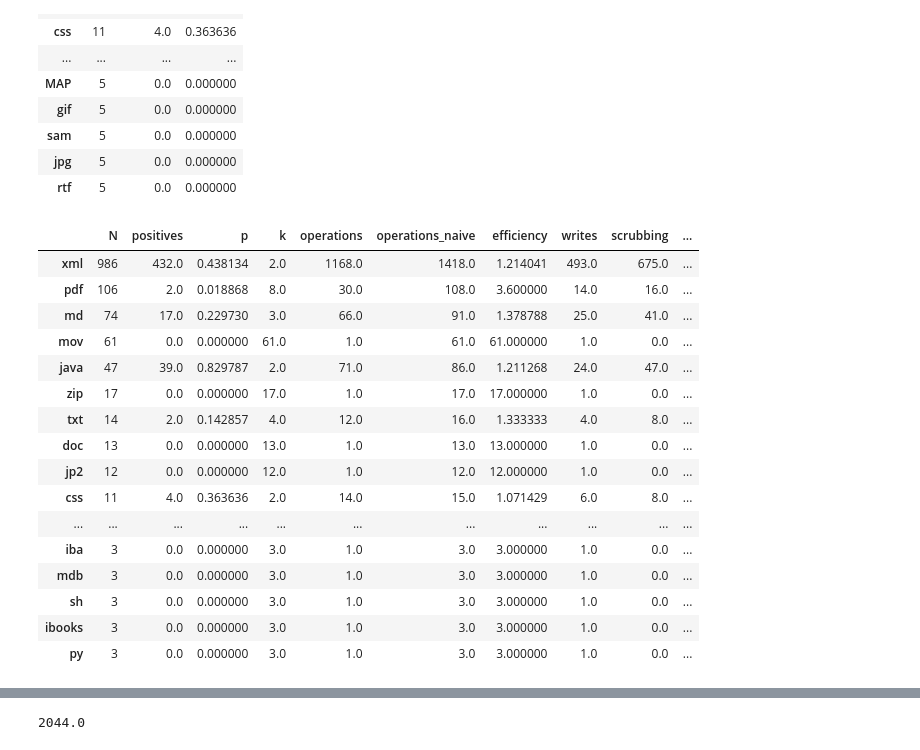
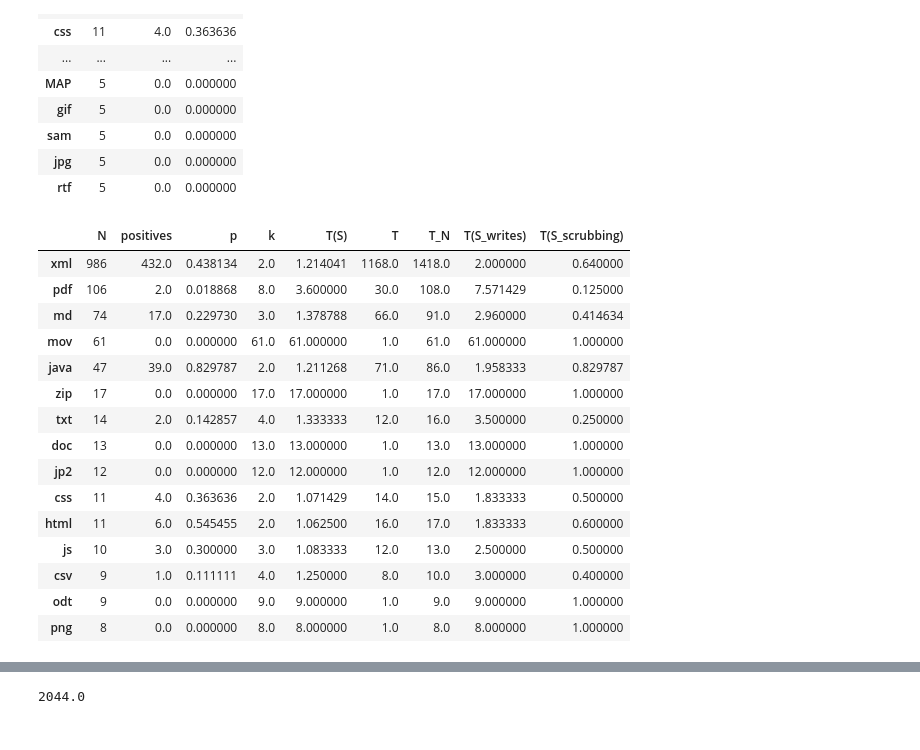
Before and after one commit to metsch/masterthesis, a Jupyter notebook: src/py/rq2.ipynb, the cells around one changed output, grey strips where cells are left out. Drawn from its saved outputs; the diff is of its cells as text; code cells hidden in the pictures.

```diff
--- a/src/py/rq2.ipynb
+++ b/src/py/rq2.ipynb
@@ -134,54 +134,52 @@ import numpy as np
 import math
 
 def expected_operations(N,k,p):
     if(k==0.0):
         k=N
     number_of_pools = np.ceil(N/k)
     number_of_positive_pools = (1 - np.power((1-p),k)) * number_of_pools
     return np.ceil(number_of_pools + number_of_positive_pools*k)
 
 def expected_writes(N,k,p):
     if(k==0.0):
         k=N
     number_of_pools = np.ceil(N/k)
     return number_of_pools
 
 def expected_scrubbing(N,k,p):
     if(k==0.0):
         k=N
     number_of_pools = np.ceil(N/k)
     number_of_positive_pools = (1 - np.power((1-p),k))* number_of_pools
     return np.ceil(number_of_positive_pools*k)
 
 def optimal_pool_size(N,p):
     if(p<=0.0):
         return N
     return np.ceil(1.24*np.power(p,-0.466))
 
 df_["k"] = df_.apply(lambda row: optimal_pool_size(row.N,row.p),axis=1)
-df_["operations"] = df_.apply(lambda row: expected_operations(row.N,row.k,row.p),axis=1)
-df_["operations_naive"] = df_.apply(lambda row: expected_operations(row.N,1,row.p),axis=1)
-df_["efficiency"] = df_.apply(lambda row: row.operations_naive/row.operations,axis=1)
-df_["writes"] = df_.apply(lambda row: expected_writes(row.N,row.k,row.p),axis=1)
-df_["scrubbing"] = df_.apply(lambda row: expected_scrubbing(row.N,row.k,row.p),axis=1)
-df_["net_operations_per_object"] = df_.apply(lambda row: row.operations/row.N,axis=1)
-df_["net_operations_per_object_naive"] = df_.apply(lambda row: row.operations_naive/row.N,axis=1)
+df_["T(S)"] = df_.apply(lambda row:  expected_operations(row.N,1,row.p)/expected_operations(row.N,row.k,row.p),axis=1)
+df_["T"] = df_.apply(lambda row:  expected_operations(row.N,row.k,row.p),axis=1)
+df_["T_N"] = df_.apply(lambda row:  expected_operations(row.N,1,row.p),axis=1)
+df_["T(S_writes)"] = df_.apply(lambda row: expected_writes(row.N,1,row.p)/expected_writes(row.N,row.k,row.p),axis=1)
+df_["T(S_scrubbing)"] = df_.apply(lambda row: expected_scrubbing(row.N,1,row.p)/expected_scrubbing(row.N,row.k,row.p),axis=1)
+df_["T(S_scrubbing)"] = df_["T(S_scrubbing)"].fillna(1)
 df_[:15]
 # %% [output]
-|  | N | positives | p | k | operations | operations_naive | efficiency | writes | scrubbing | ... |
-| xml | 986 | 432.0 | 0.438134 | 2.0 | 1168.0 | 1418.0 | 1.214041 | 493.0 | 675.0 | ... |
-| pdf | 106 | 2.0 | 0.018868 | 8.0 | 30.0 | 108.0 | 3.600000 | 14.0 | 16.0 | ... |
-| md | 74 | 17.0 | 0.229730 | 3.0 | 66.0 | 91.0 | 1.378788 | 25.0 | 41.0 | ... |
-| mov | 61 | 0.0 | 0.000000 | 61.0 | 1.0 | 61.0 | 61.000000 | 1.0 | 0.0 | ... |
-| java | 47 | 39.0 | 0.829787 | 2.0 | 71.0 | 86.0 | 1.211268 | 24.0 | 47.0 | ... |
-| zip | 17 | 0.0 | 0.000000 | 17.0 | 1.0 | 17.0 | 17.000000 | 1.0 | 0.0 | ... |
-| txt | 14 | 2.0 | 0.142857 | 4.0 | 12.0 | 16.0 | 1.333333 | 4.0 | 8.0 | ... |
-| doc | 13 | 0.0 | 0.000000 | 13.0 | 1.0 | 13.0 | 13.000000 | 1.0 | 0.0 | ... |
-| jp2 | 12 | 0.0 | 0.000000 | 12.0 | 1.0 | 12.0 | 12.000000 | 1.0 | 0.0 | ... |
-| css | 11 | 4.0 | 0.363636 | 2.0 | 14.0 | 15.0 | 1.071429 | 6.0 | 8.0 | ... |
-| ... | ... | ... | ... | ... | ... | ... | ... | ... | ... | ... |
-| iba | 3 | 0.0 | 0.000000 | 3.0 | 1.0 | 3.0 | 3.000000 | 1.0 | 0.0 | ... |
-| mdb | 3 | 0.0 | 0.000000 | 3.0 | 1.0 | 3.0 | 3.000000 | 1.0 | 0.0 | ... |
-| sh | 3 | 0.0 | 0.000000 | 3.0 | 1.0 | 3.0 | 3.000000 | 1.0 | 0.0 | ... |
-| ibooks | 3 | 0.0 | 0.000000 | 3.0 | 1.0 | 3.0 | 3.000000 | 1.0 | 0.0 | ... |
-| py | 3 | 0.0 | 0.000000 | 3.0 | 1.0 | 3.0 | 3.000000 | 1.0 | 0.0 | ... |
+|  | N | positives | p | k | T(S) | T | T_N | T(S_writes) | T(S_scrubbing) |
+| xml | 986 | 432.0 | 0.438134 | 2.0 | 1.214041 | 1168.0 | 1418.0 | 2.000000 | 0.640000 |
+| pdf | 106 | 2.0 | 0.018868 | 8.0 | 3.600000 | 30.0 | 108.0 | 7.571429 | 0.125000 |
+| md | 74 | 17.0 | 0.229730 | 3.0 | 1.378788 | 66.0 | 91.0 | 2.960000 | 0.414634 |
+| mov | 61 | 0.0 | 0.000000 | 61.0 | 61.000000 | 1.0 | 61.0 | 61.000000 | 1.000000 |
+| java | 47 | 39.0 | 0.829787 | 2.0 | 1.211268 | 71.0 | 86.0 | 1.958333 | 0.829787 |
+| zip | 17 | 0.0 | 0.000000 | 17.0 | 17.000000 | 1.0 | 17.0 | 17.000000 | 1.000000 |
+| txt | 14 | 2.0 | 0.142857 | 4.0 | 1.333333 | 12.0 | 16.0 | 3.500000 | 0.250000 |
+| doc | 13 | 0.0 | 0.000000 | 13.0 | 13.000000 | 1.0 | 13.0 | 13.000000 | 1.000000 |
+| jp2 | 12 | 0.0 | 0.000000 | 12.0 | 12.000000 | 1.0 | 12.0 | 12.000000 | 1.000000 |
+| css | 11 | 4.0 | 0.363636 | 2.0 | 1.071429 | 14.0 | 15.0 | 1.833333 | 0.500000 |
+| html | 11 | 6.0 | 0.545455 | 2.0 | 1.062500 | 16.0 | 17.0 | 1.833333 | 0.600000 |
+| js | 10 | 3.0 | 0.300000 | 3.0 | 1.083333 | 12.0 | 13.0 | 2.500000 | 0.500000 |
+| csv | 9 | 1.0 | 0.111111 | 4.0 | 1.250000 | 8.0 | 10.0 | 3.000000 | 0.400000 |
+| odt | 9 | 0.0 | 0.000000 | 9.0 | 9.000000 | 1.0 | 9.0 | 9.000000 | 1.000000 |
+| png | 8 | 0.0 | 0.000000 | 8.0 | 8.000000 | 1.0 | 8.0 | 8.000000 | 1.000000 |
```
Also changed, not shown: parts of 17 cells of this notebook, 31 other files.
